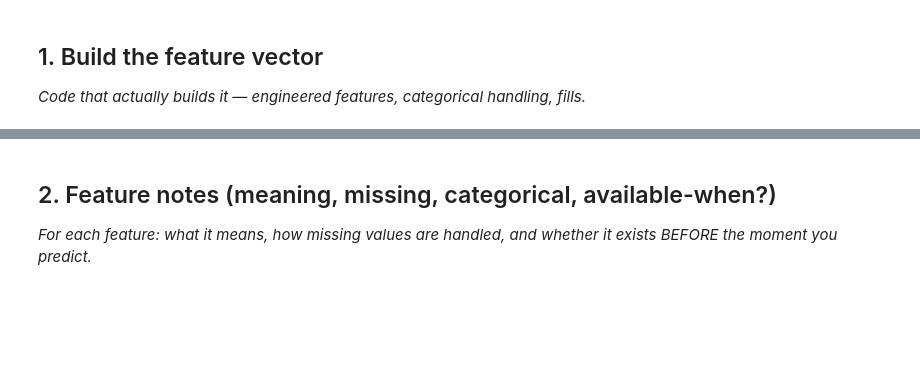
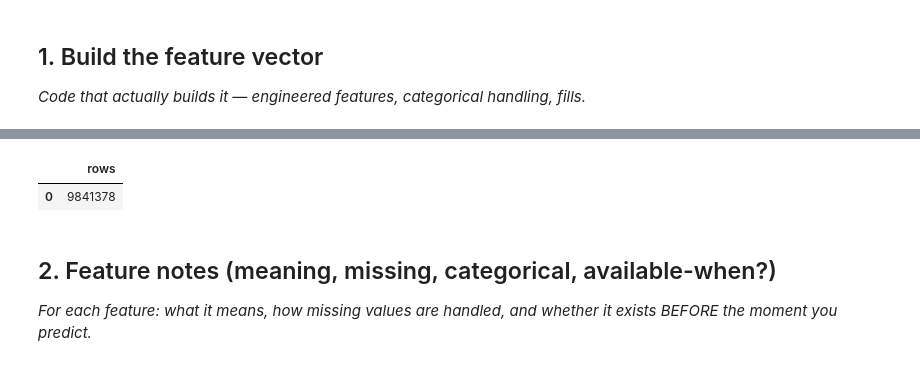
Before and after one commit to shweta1805/flyrank-ml-internship, a Jupyter notebook: work/notebooks/w03_feature_leakage_check.ipynb, the cells around one changed output, grey strips where cells are left out. Cells and saved outputs as stored; diff of their text form; code cells hidden in the pictures; blank space fills up the shorter version.

```diff
--- a/work/notebooks/w03_feature_leakage_check.ipynb
+++ b/work/notebooks/w03_feature_leakage_check.ipynb
@@ -16,3 +87,12 @@ This skeleton is yours to fill. Work the sections **in order** — each one has
+# %%
+con.sql(f"""
+    SELECT COUNT(*) AS rows
+    FROM {TABLES["fact_daily"]}
+    WHERE month = '2026-03'
+""").df()
+# %% [output]
+|  | rows |
+| 0 | 9841378 |
 # %% [markdown]
 ## 2. Feature notes (meaning, missing, categorical, available-when?)
 
```
Also changed, not shown: parts of 15 cells of this notebook.
